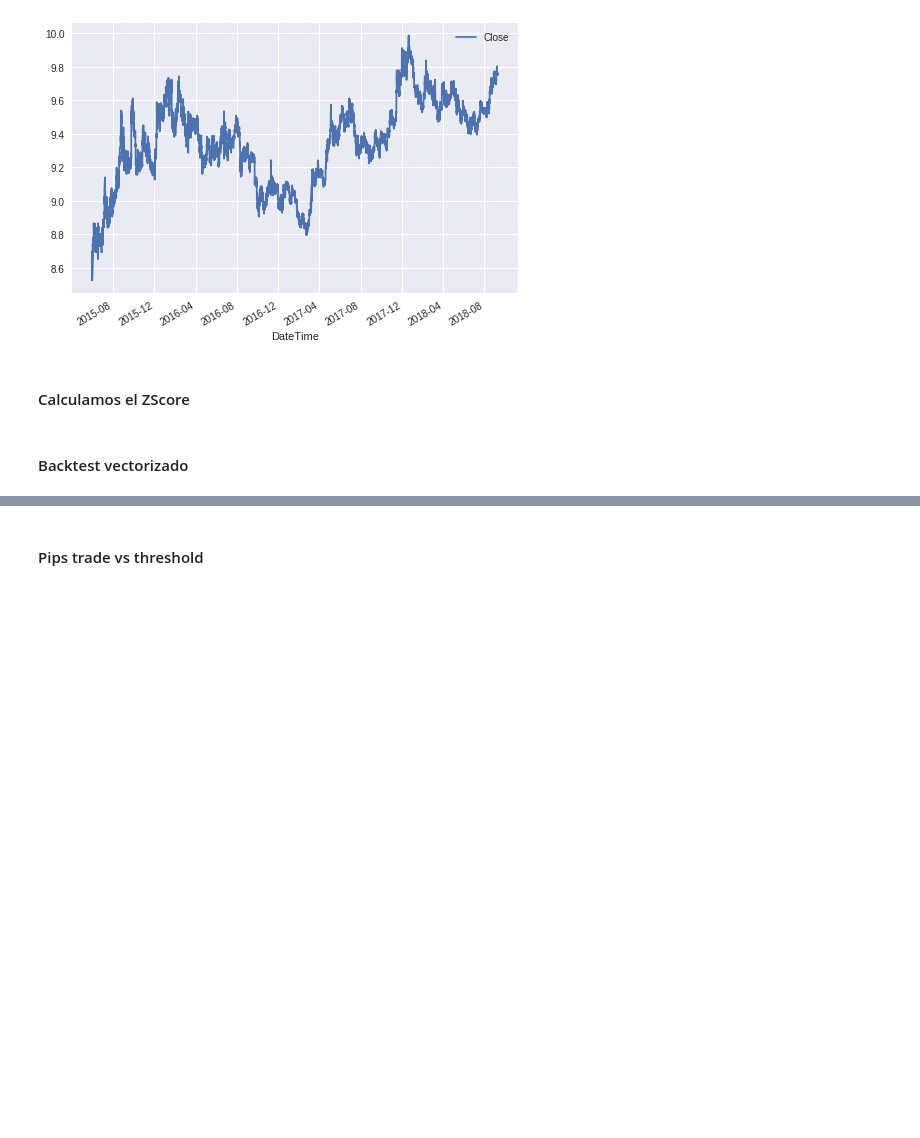
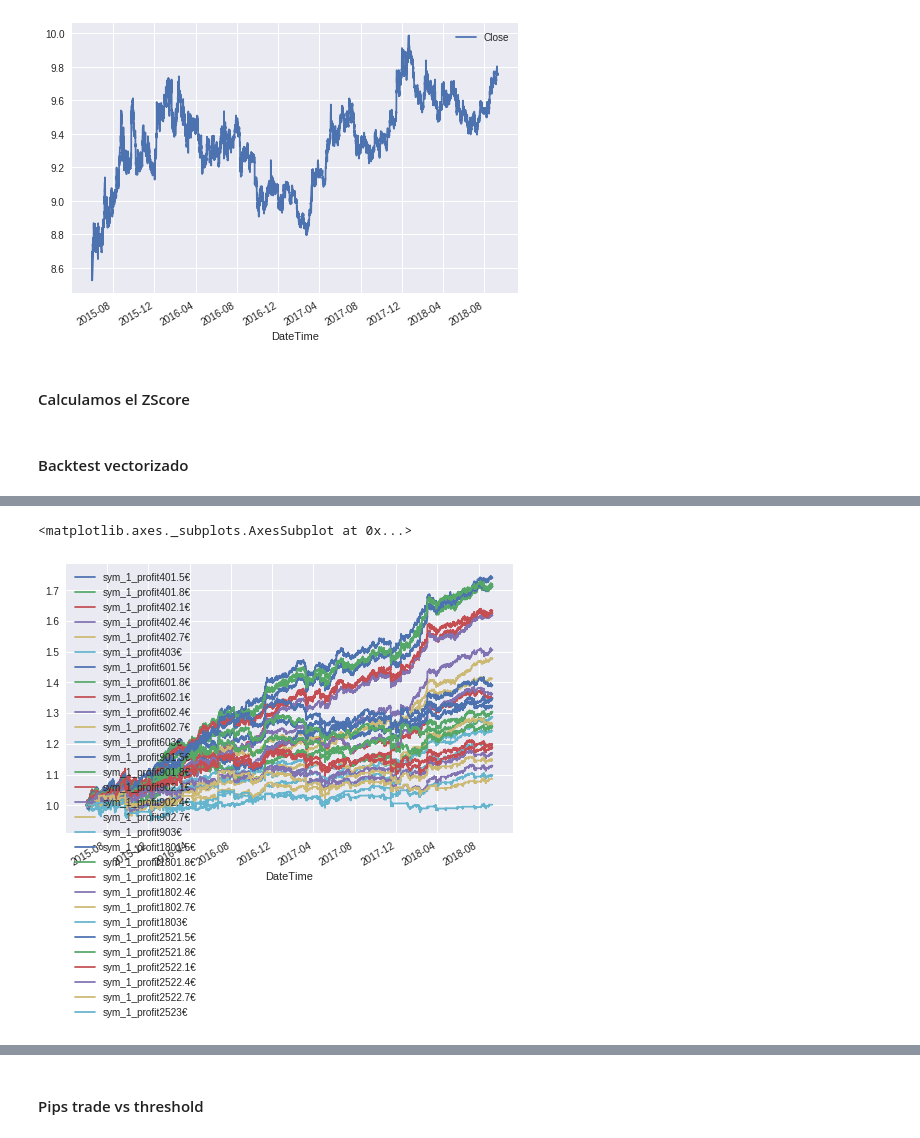
Before and after one commit to eltiotino/darwins, a Jupyter notebook: Basic_mean_reversion_tiotino.ipynb, the cells around one changed output, grey strips where cells are left out. Drawn from its saved outputs; the diff is of its cells as text; code cells hidden in the pictures; blank space fills up the shorter version.

```diff
--- a/Basic_mean_reversion_tiotino.ipynb
+++ b/Basic_mean_reversion_tiotino.ipynb
@@ -79,0 +122,7 @@ KeyError: ignored
+# %%
+scores = [n for n in df.filter(like='€',axis=1).columns]
+scores
+df[scores].plot()
+# %% [output]
+<matplotlib.axes._subplots.AxesSubplot at 0x...>
+[figure, added]
```
Also changed, not shown: parts of 11 cells of this notebook.
